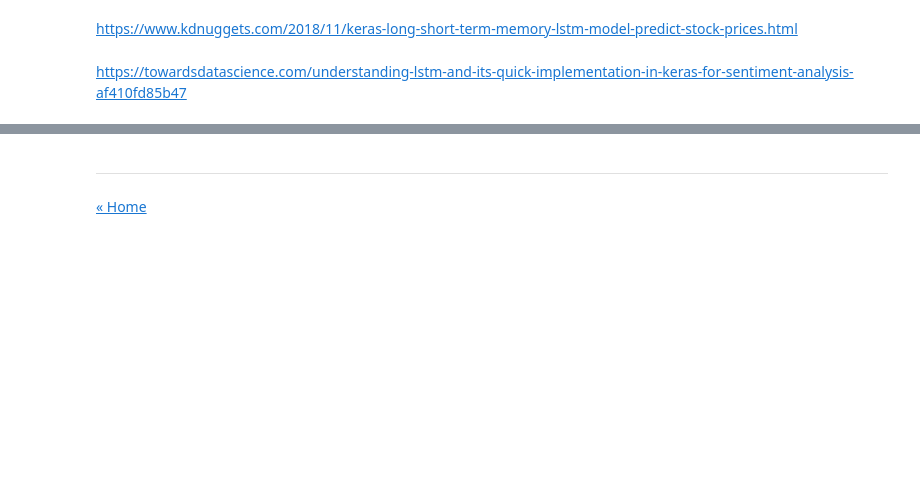
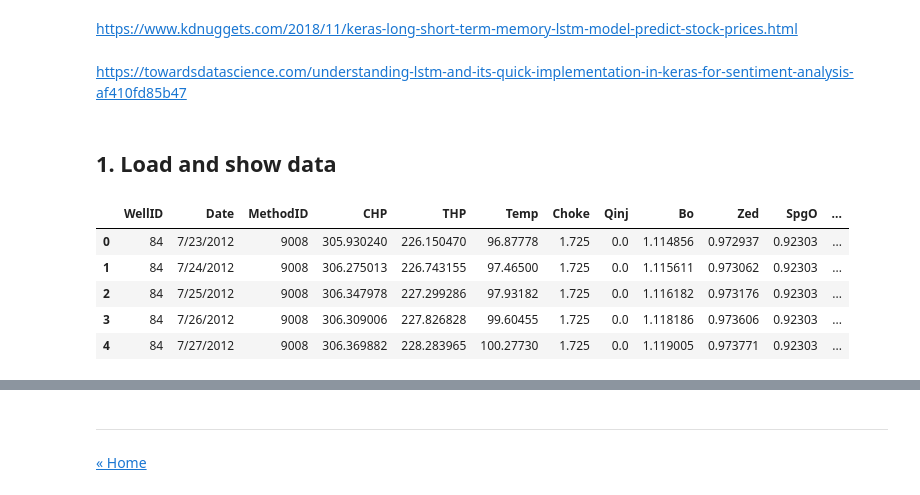
Before and after one commit to ansegura7/DataRegressors, a Jupyter notebook: code/LongShortTermMemory.ipynb, the cells around one changed output, grey strips where cells are left out. Drawn from its saved outputs; the diff is of its cells as text; code cells hidden in the pictures; blank space fills up the shorter version.

```diff
--- a/code/LongShortTermMemory.ipynb
+++ b/code/LongShortTermMemory.ipynb
@@ -15,3 +38,5 @@ Using TensorFlow backend.
 https://www.kdnuggets.com/2018/11/keras-long-short-term-memory-lstm-model-predict-stock-prices.html
 # %% [markdown]
 https://towardsdatascience.com/understanding-lstm-and-its-quick-implementation-in-keras-for-sentiment-analysis-af410fd85b47
+# %% [markdown]
+## 1. Load and show data
@@ -17,0 +47,10 @@ https://towardsdatascience.com/understanding-lstm-and-its-quick-implementation-i
+# %%
+# Preview the first 5 lines of the loaded data
+raw_data.head()
+# %% [output]
+|  | WellID | Date | MethodID | CHP | THP | Temp | Choke | Qinj | Bo | Zed | SpgO | ... |
+| 0 | 84 | 7/23/2012 | 9008 | 305.930240 | 226.150470 | 96.87778 | 1.725 | 0.0 | 1.114856 | 0.972937 | 0.92303 | ... |
+| 1 | 84 | 7/24/2012 | 9008 | 306.275013 | 226.743155 | 97.46500 | 1.725 | 0.0 | 1.115611 | 0.973062 | 0.92303 | ... |
+| 2 | 84 | 7/25/2012 | 9008 | 306.347978 | 227.299286 | 97.93182 | 1.725 | 0.0 | 1.116182 | 0.973176 | 0.92303 | ... |
+| 3 | 84 | 7/26/2012 | 9008 | 306.309006 | 227.826828 | 99.60455 | 1.725 | 0.0 | 1.118186 | 0.973606 | 0.92303 | ... |
+| 4 | 84 | 7/27/2012 | 9008 | 306.369882 | 228.283965 | 100.27730 | 1.725 | 0.0 | 1.119005 | 0.973771 | 0.92303 | ... |
```
Also changed, not shown: parts of 22 cells of this notebook, 1 other file.
